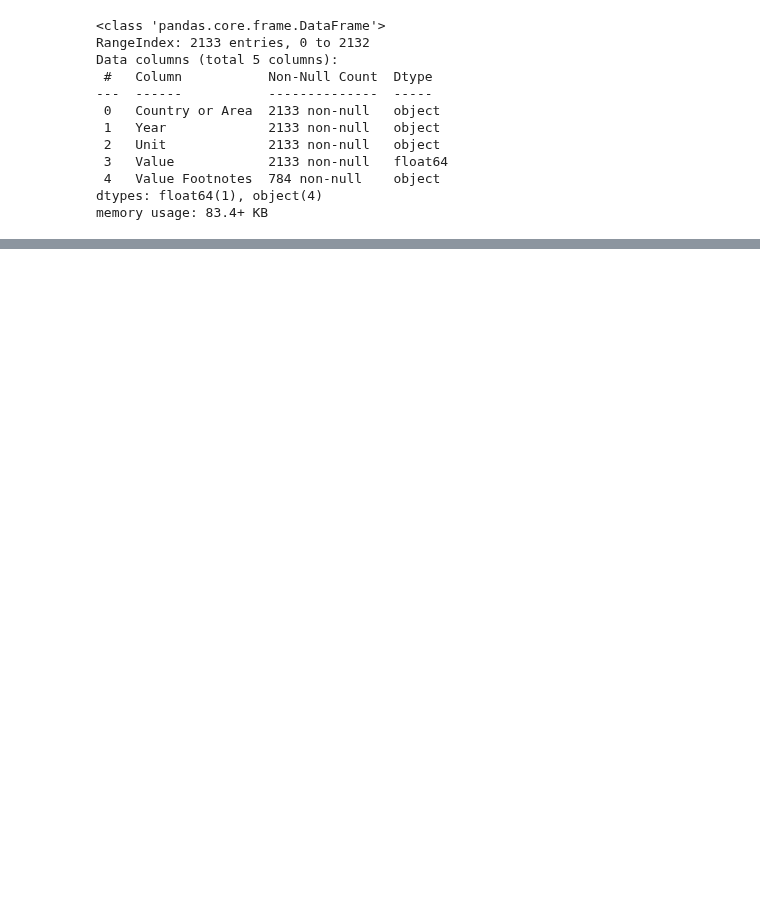
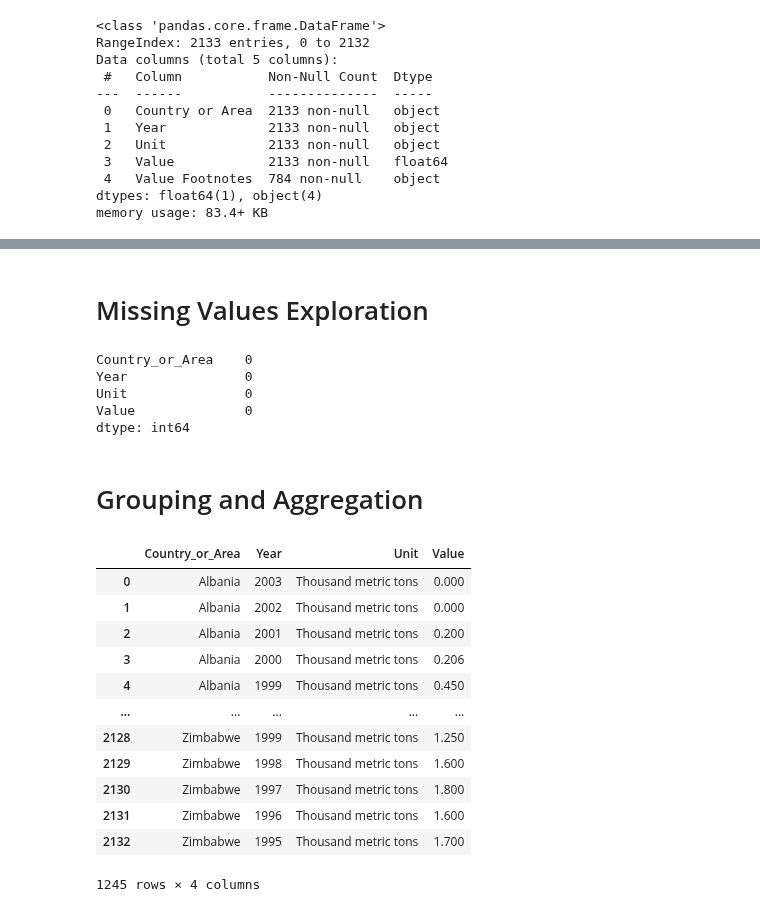
Before and after one commit to eldrigeampong/Data-Science, a Jupyter notebook: UN/Industrial Commodity Statistics Database/proj.ipynb, the cells around one changed output, grey strips where cells are left out. Saved outputs shown, nothing was run; the diff lists cells and outputs as text; code cells hidden in the pictures; blank space fills up the shorter version.

```diff
--- a/UN/Industrial Commodity Statistics Database/proj.ipynb
+++ b/UN/Industrial Commodity Statistics Database/proj.ipynb
@@ -284,0 +120,29 @@ cnt_area_grp.get_group('Canada').head()
+# %% [markdown]
+# Missing Values Exploration
+# %%
+df1.isna().sum()
+# %% [output]
+Country_or_Area    0
+Year               0
+Unit               0
+Value              0
+dtype: int64
+# %% [markdown]
+# Grouping and Aggregation
+# %%
+country_area_grouped = df1.groupby('Country_or_Area')
+country_area_grouped.head(10)
+# %% [output]
+|  | Country_or_Area | Year | Unit | Value |
+| 0 | Albania | 2003 | Thousand metric tons | 0.000 |
+| 1 | Albania | 2002 | Thousand metric tons | 0.000 |
+| 2 | Albania | 2001 | Thousand metric tons | 0.200 |
+| 3 | Albania | 2000 | Thousand metric tons | 0.206 |
+| 4 | Albania | 1999 | Thousand metric tons | 0.450 |
+| ... | ... | ... | ... | ... |
+| 2128 | Zimbabwe | 1999 | Thousand metric tons | 1.250 |
+| 2129 | Zimbabwe | 1998 | Thousand metric tons | 1.600 |
+| 2130 | Zimbabwe | 1997 | Thousand metric tons | 1.800 |
+| 2131 | Zimbabwe | 1996 | Thousand metric tons | 1.600 |
+| 2132 | Zimbabwe | 1995 | Thousand metric tons | 1.700 |
+1245 rows × 4 columns
```
Also changed, not shown: parts of 40 cells of this notebook, 3 other files.
